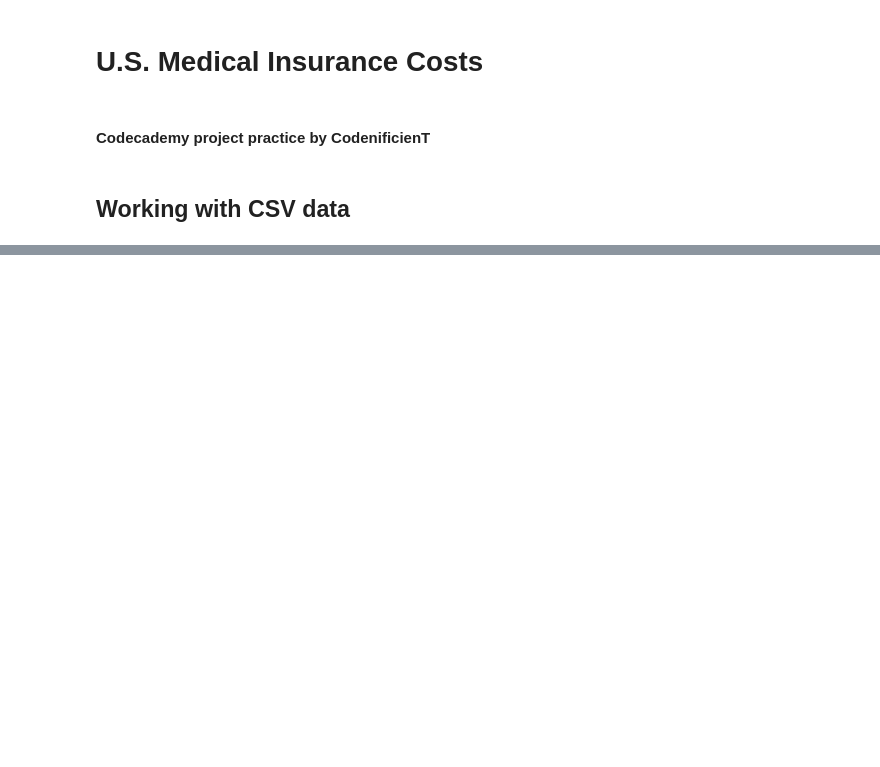
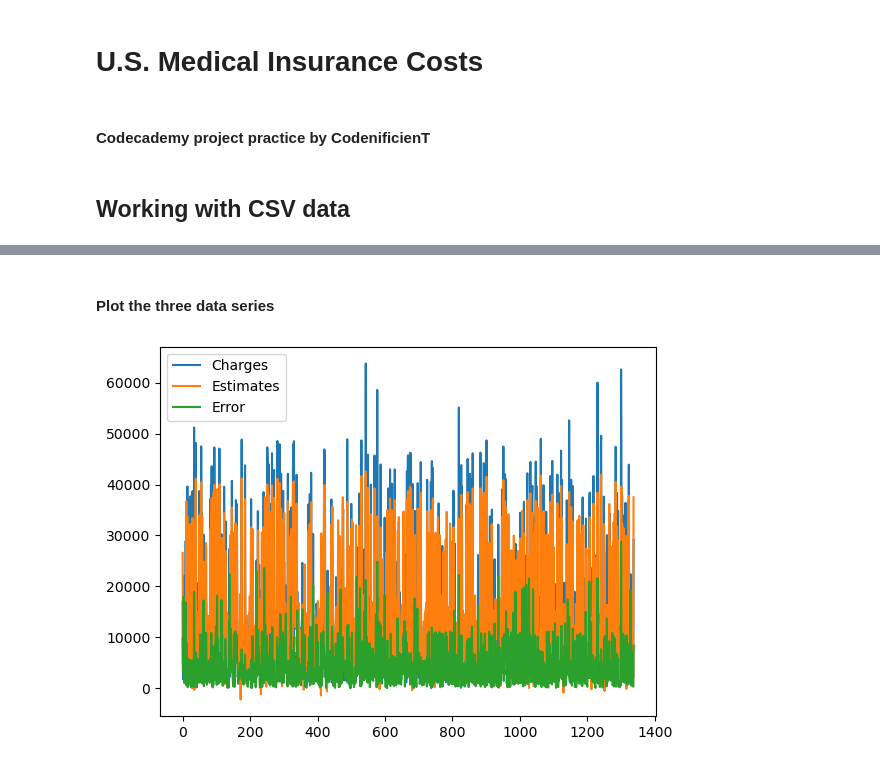
Before and after one commit to codenificient/Python, a Jupyter notebook: codecademy/datascience/us-medical-insurance-costs.ipynb, the cells around one changed output, grey strips where cells are left out. Cells and saved outputs as stored; diff of their text form; code cells hidden in the pictures; blank space fills up the shorter version.

```diff
--- a/codecademy/datascience/us-medical-insurance-costs.ipynb
+++ b/codecademy/datascience/us-medical-insurance-costs.ipynb
@@ -15,0 +60,8 @@ FileNotFoundError: [Errno 2] No such file or directory: 'insurance.csv'
+# %%
+with open("insurance.csv") as csv_file:
+    csv_content = csv.DictReader(csv_file)
+    line_count = 0
+    for row in csv_content:
+        if line_count < 14:
+            line_count += 1
+            print("Estimated Insurance Cost:", round(calculate_insurance_cost(int(row["age"]), 0 if row["sex"] == "female" else 1, float(row["bmi"]), int(row["children"]), 0 if row["smoker"] == "no" else 1)), "dollars\t\tProvided Charges:", row["charges"], "dollars.")
@@ -15,0 +85,5 @@ FileNotFoundError: [Errno 2] No such file or directory: 'insurance.csv'
+# %%
+insurance_charges = []
+estimated_charges = []
+errors_list = []
+total_error = 0
@@ -15,0 +92,9 @@ FileNotFoundError: [Errno 2] No such file or directory: 'insurance.csv'
+# %%
+with open("insurance.csv") as csv_file:
+    csv_content = csv.DictReader(csv_file)
+    for row in csv_content:
+        ins_charge = float(row["charges"])
+        ins_estimate = round(calculate_insurance_cost(int(row["age"]), 0 if row["sex"] == "female" else 1, float(row["bmi"]), int(row["children"]), 0 if row["smoker"] == "no" else 1),3)
+        insurance_charges.append(ins_charge)
+        estimated_charges.append(ins_estimate)
+        errors_list.append(round(abs(ins_estimate-ins_charge),1))
@@ -15,0 +140,4 @@ FileNotFoundError: [Errno 2] No such file or directory: 'insurance.csv'
+# %%
+indices_list = [i for i in range(len(insurance_charges))]
+# %% [markdown]
+#### Plot the three data series
@@ -15,0 +146,9 @@ FileNotFoundError: [Errno 2] No such file or directory: 'insurance.csv'
+# %%
+fig, ax = plt.subplots()
+ax.plot(indices_list, insurance_charges, label="Charges")
+ax.plot(indices_list, estimated_charges, label="Estimates")
+ax.plot(indices_list, errors_list, label="Error")
+plt.legend()
+plt.show()
+# %% [output]
+[figure, added]
```
Also changed, not shown: parts of 18 cells of this notebook, 7 other files.
